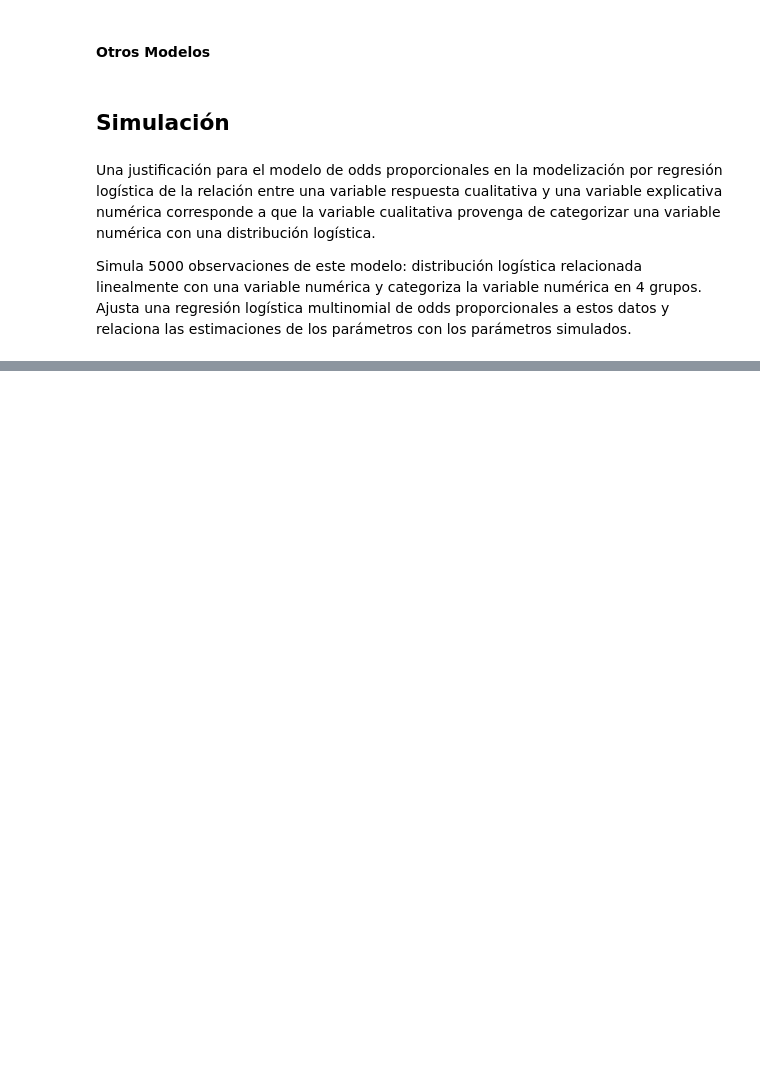
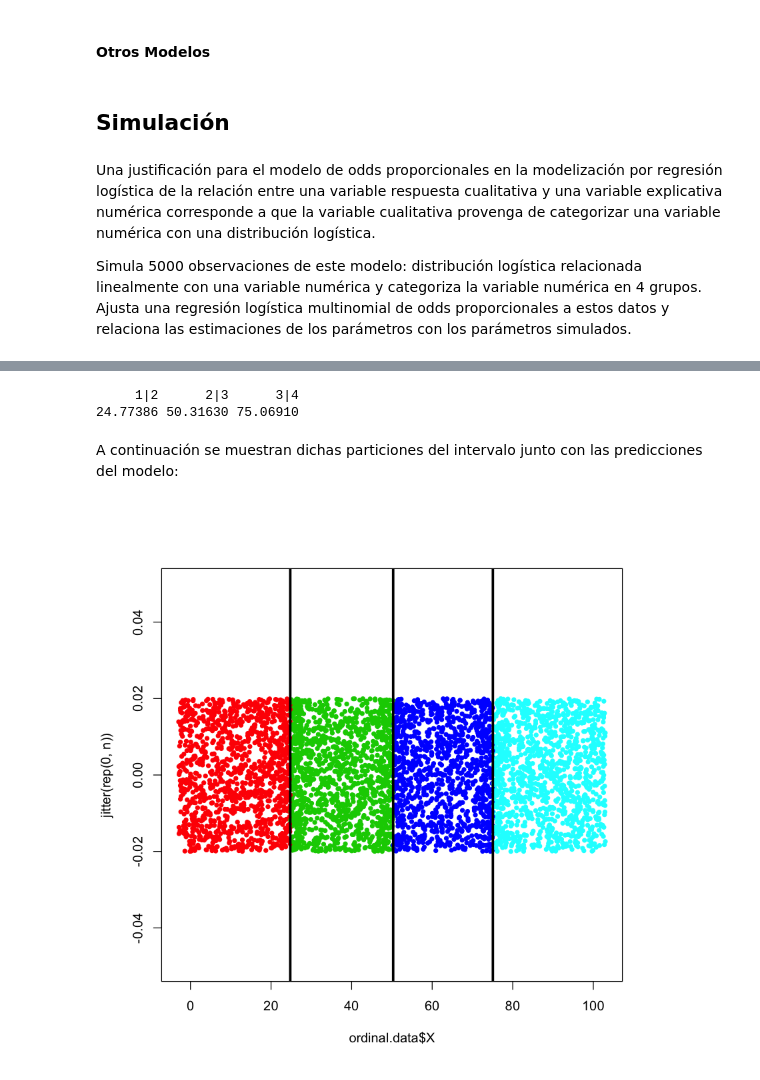
Before and after one commit to garciparedes/multinomial-logistic-contingency, a Jupyter notebook: notebook.ipynb, the cells around one changed output, grey strips where cells are left out. Drawn from its saved outputs; the diff is of its cells as text; code cells hidden in the pictures; blank space fills up the shorter version.

Commit message:
Added confidence intervals and more

```diff
--- a/notebook.ipynb
+++ b/notebook.ipynb
@@ -218,0 +314,13 @@ AIC: 2471.56
+# %%
+fit.ordinal$zeta / coefficients(fit.ordinal)
+# %% [output]
+     1|2      2|3      3|4
+24.77386 50.31630 75.06910
+# %% [markdown]
+ A continuación se muestran dichas particiones del intervalo junto con las predicciones del modelo:
+# %%
+plot(ordinal.data$X, jitter(rep(0,n)), col = as.numeric(predict(fit.ordinal)) + 1,
+     pch = 20, ylim = c(-0.05, 0.05))
+abline(v=fit.ordinal$zeta / coefficients(fit.ordinal), lwd = 3)
+# %% [output]
+[figure, added]
```
Also changed, not shown: parts of 36 cells of this notebook.
